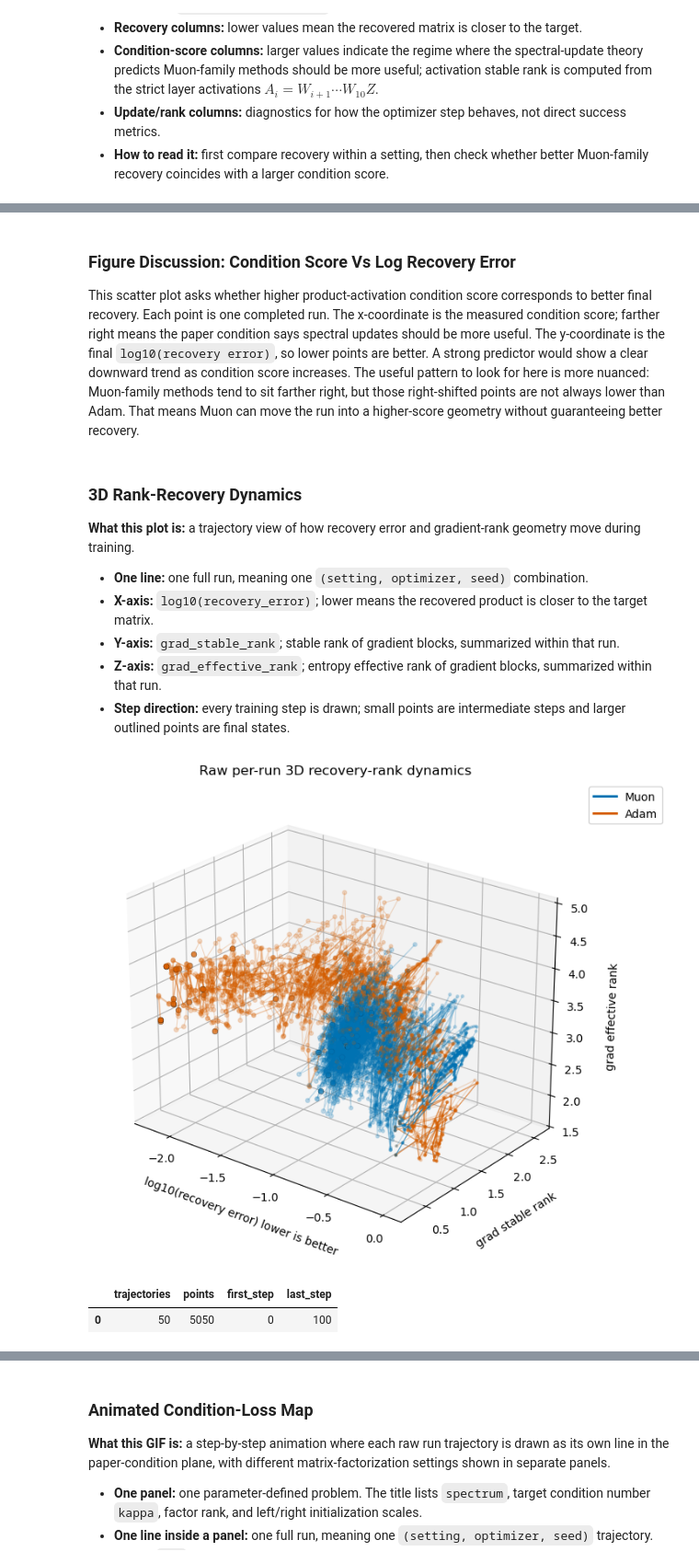
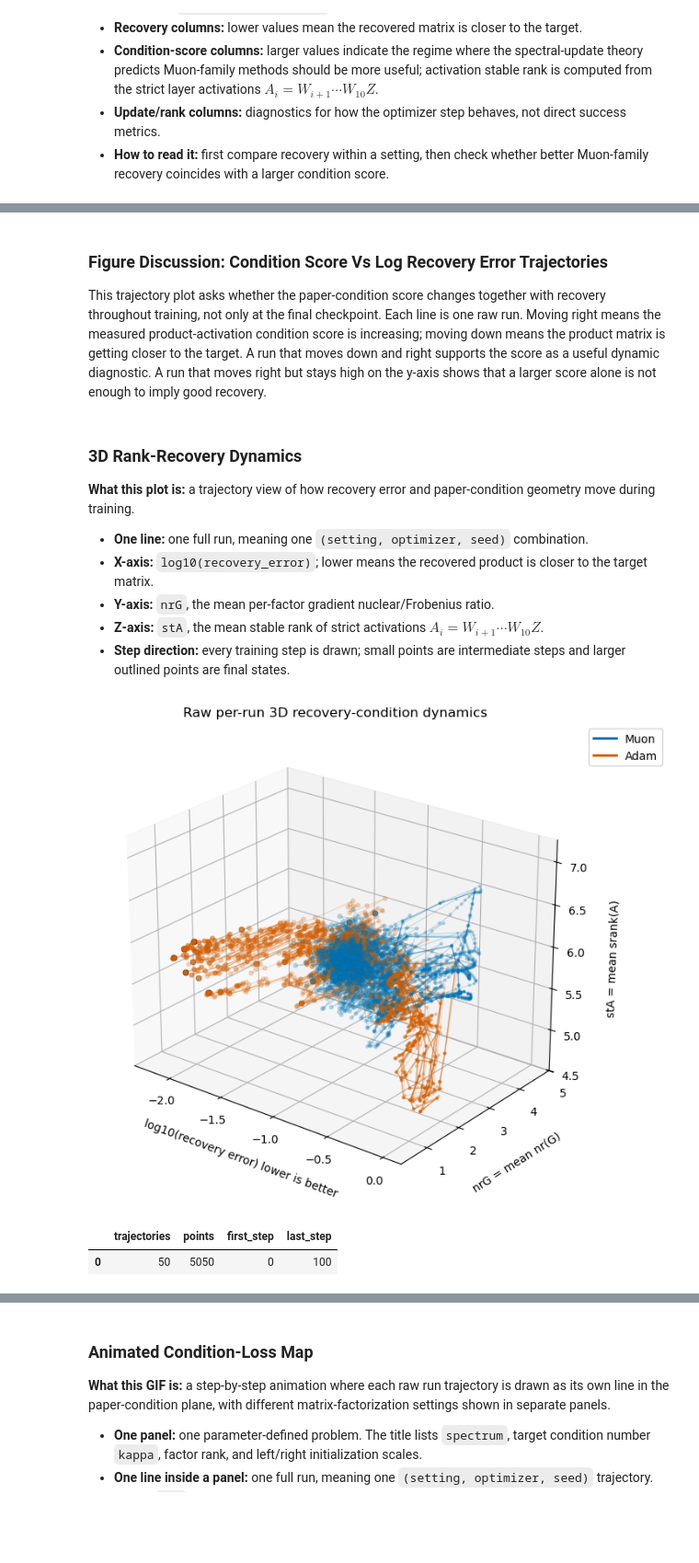
Before and after one commit to TianyangLiu-Work/muonexperiment, a Jupyter notebook: Notebooks/E11_paper_condition_diagnostics_torch.ipynb, the cells around one changed output, grey strips where cells are left out. Shown at 92% size. Cells and saved outputs as stored; diff of their text form; code cells hidden in the pictures; blank space fills up the shorter version.

```diff
--- a/Notebooks/E11_paper_condition_diagnostics_torch.ipynb
+++ b/Notebooks/E11_paper_condition_diagnostics_torch.ipynb
@@ -730,31 +803,30 @@ plt.show()
 # %% [markdown]
-### Figure Discussion: Condition Score Vs Log Recovery Error
+### Figure Discussion: Condition Score Vs Log Recovery Error Trajectories
 
-This scatter plot asks whether higher product-activation condition score corresponds to better final recovery. Each point is one completed run. The x-coordinate is the measured condition score; farther right means the paper condition says spectral updates should be more useful. The y-coordinate is the final `log10(recovery error)`, so lower points are better. A strong predictor would show a clear downward trend as condition score increases. The useful pattern to look for here is more nuanced: Muon-family methods tend to sit farther right, but those right-shifted points are not always lower than Adam. That means Muon can move the run into a higher-score geometry without guaranteeing better recovery.
+This trajectory plot asks whether the paper-condition score changes together with recovery throughout training, not only at the final checkpoint. Each line is one raw run. Moving right means the measured product-activation condition score is increasing; moving down means the product matrix is getting closer to the target. A run that moves down and right supports the score as a useful dynamic diagnostic. A run that moves right but stays high on the y-axis shows that a larger score alone is not enough to imply good recovery.
 # %% [markdown]
 ### 3D Rank-Recovery Dynamics
 
-**What this plot is:** a trajectory view of how recovery error and gradient-rank geometry move during training.
+**What this plot is:** a trajectory view of how recovery error and paper-condition geometry move during training.
 
 - **One line:** one full run, meaning one `(setting, optimizer, seed)` combination.
 - **X-axis:** `log10(recovery_error)`; lower means the recovered product is closer to the target matrix.
-- **Y-axis:** `grad_stable_rank`; stable rank of gradient blocks, summarized within that run.
-- **Z-axis:** `grad_effective_rank`; entropy effective rank of gradient blocks, summarized within that run.
+- **Y-axis:** `nrG`, the mean per-factor gradient nuclear/Frobenius ratio.
+- **Z-axis:** `stA`, the mean stable rank of strict activations $A_i=W_{i+1}\cdots W_{10}Z$.
 - **Step direction:** every training step is drawn; small points are intermediate steps and larger outlined points are final states.
 # %%
 from mpl_toolkits.mplot3d import Axes3D  # noqa: F401
 from matplotlib.lines import Line2D
 
 DYNAMIC_ALGOS = ALGOS
-DYNAMIC_SOURCE = "grad"
-stable_col = f"{DYNAMIC_SOURCE}_stable_rank"
-effective_col = f"{DYNAMIC_SOURCE}_effective_rank"
+nr_col = "gradient_nuclear_fro_ratio"
+st_col = "activation_stable_rank"
 
 dynamic_rows = runs[
     runs["algo"].isin(DYNAMIC_ALGOS)
     & np.isfinite(runs["recovery_error"])
-    & np.isfinite(runs[stable_col])
-    & np.isfinite(runs[effective_col])
+    & np.isfinite(runs[nr_col])
+    & np.isfinite(runs[st_col])
 ].copy()
 dynamic_rows["log_recovery_error"] = np.log10(dynamic_rows["recovery_error"].clip(lower=1e-12))
 dynamic_rows = dynamic_rows.sort_values(["algo", "setting", "seed", "run_id", "step"]).reset_index(drop=True)
@@ -770,8 +842,8 @@ for (algo, setting, seed, run_id), group in dynamic_rows.groupby(["algo", "setti
     color = plotting.algorithm_color(algo)
     ax.plot(
         group["log_recovery_error"],
-        group[stable_col],
-        group[effective_col],
+        group[nr_col],
+        group[st_col],
         linewidth=0.8,
         color=color,
         alpha=0.22,
@@ -779,8 +851,8 @@ for (algo, setting, seed, run_id), group in dynamic_rows.groupby(["algo", "setti
     point_sizes = 4 + 10 * (group["step"] - step_min) / step_span
     ax.scatter(
         group["log_recovery_error"],
-        group[stable_col],
-        group[effective_col],
+        group[nr_col],
+        group[st_col],
         s=point_sizes,
         color=color,
         alpha=0.20,
@@ -789,44 +861,44 @@ for (algo, setting, seed, run_id), group in dynamic_rows.groupby(["algo", "setti
     final = group.iloc[-1]
     ax.scatter(
         final["log_recovery_error"],
-        final[stable_col],
-        final[effective_col],
+        final[nr_col],
+        final[st_col],
         s=24,
         color=color,
         edgecolors="black",
         linewidths=0.35,
         alpha=0.65,
         depthshade=False,
     )
 
 legend_handles = [
     Line2D([0], [0], color=plotting.algorithm_color(algo), lw=2.2, label=algo)
     for algo in DYNAMIC_ALGOS
 ]
 ax.set_xlabel("log10(recovery error) lower is better", labelpad=10)
-ax.set_ylabel("grad stable rank", labelpad=10)
-ax.set_zlabel("grad effective rank", labelpad=10)
-ax.set_title("Raw per-run 3D recovery-rank dynamics")
+ax.set_ylabel("nrG = mean nr(G)", labelpad=10)
+ax.set_zlabel("stA = mean srank(A)", labelpad=10)
+ax.set_title("Raw per-run 3D recovery-condition dynamics")
 ax.view_init(elev=24, azim=-52)
 ax.set_box_aspect((1.35, 1.0, 1.0))
 ax.grid(alpha=0.25)
 ax.legend(handles=legend_handles, loc="upper left", bbox_to_anchor=(1.02, 1.0))
 fig.tight_layout()
 plt.show()
 
 final_dynamic_rows = dynamic_rows.loc[dynamic_rows.groupby("run_id", observed=True)["step"].idxmax()]
 IPython.display.display(pd.DataFrame([{
     "trajectories": int(dynamic_rows["run_id"].nunique()),
     "points": int(len(dynamic_rows)),
     "first_step": int(step_min),
     "last_step": int(step_max),
 }]))
 IPython.display.display(
     final_dynamic_rows.sort_values("recovery_error")[
-        ["setting", "algo", "seed", "step", "log_recovery_error", "recovery_error", stable_col, effective_col]
+        ["setting", "algo", "seed", "step", "log_recovery_error", "recovery_error", nr_col, st_col]
     ].head(20)
 )
 # %% [output]
-[figure, old version]
+[figure, new version]
 |  | trajectories | points | first_step | last_step |
 | 0 | 50 | 5050 | 0 | 100 |
```
Also changed, not shown: parts of 8 cells of this notebook.
